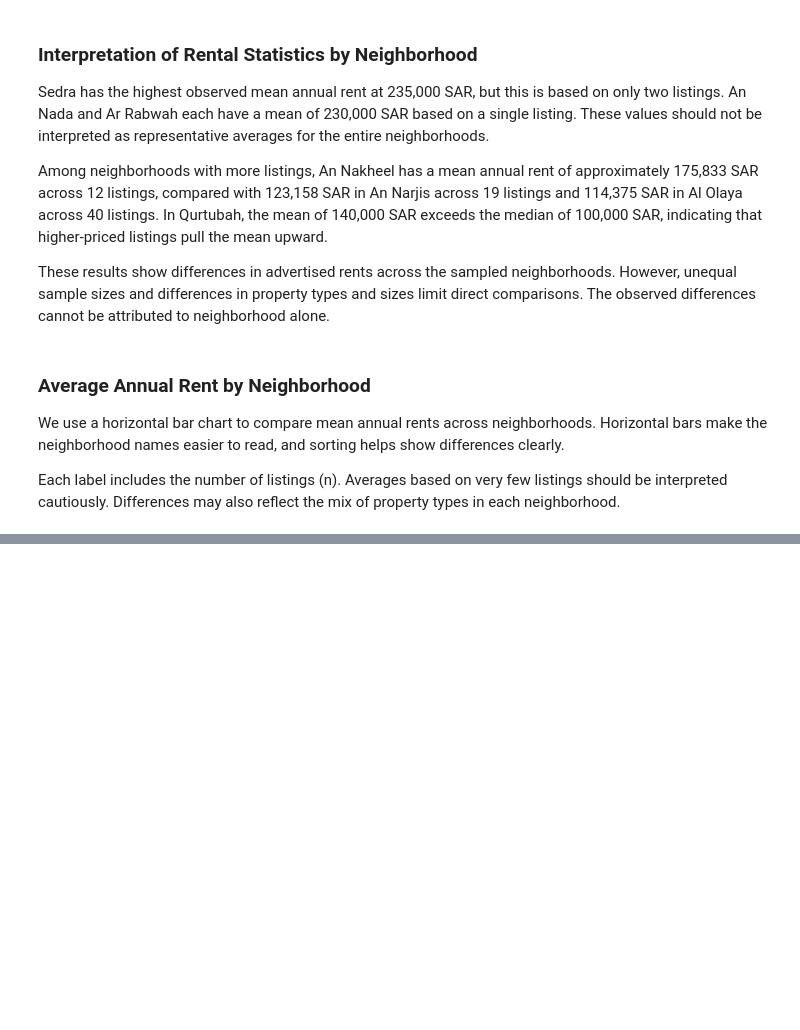
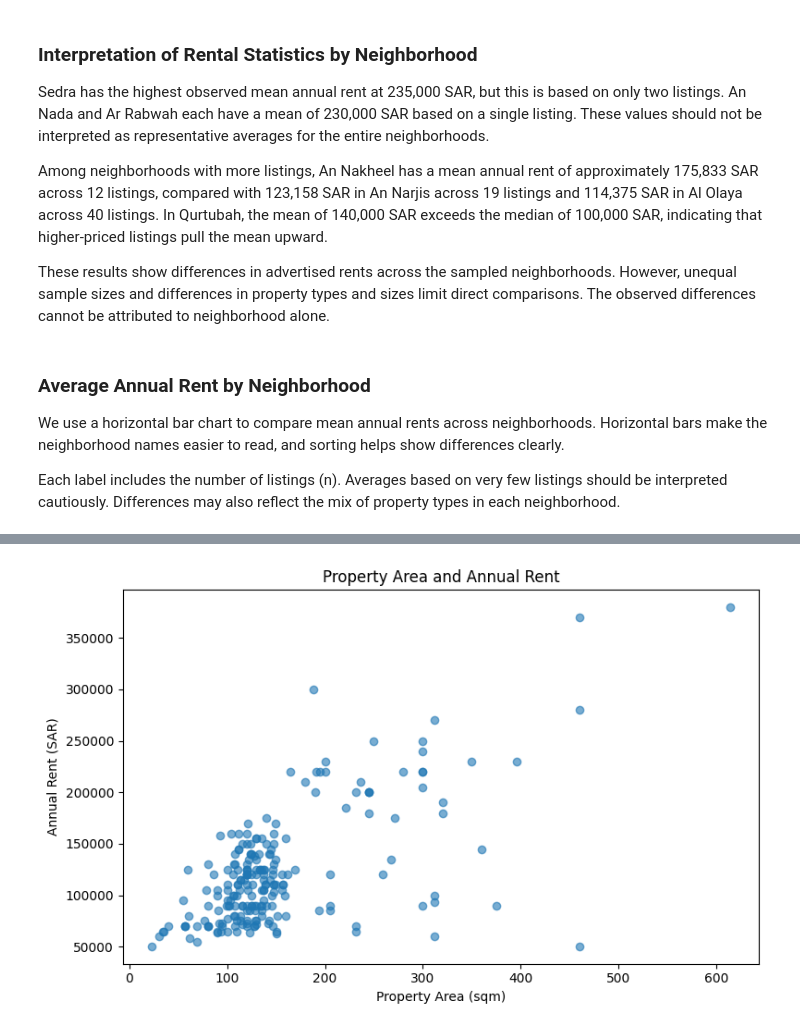
Before and after one commit to 1FATIMAH1/IT362, a Jupyter notebook: Phase2.ipynb, the cells around one changed output, grey strips where cells are left out. Cells and saved outputs as stored; diff of their text form; code cells hidden in the pictures; blank space fills up the shorter version.

```diff
--- a/Phase2.ipynb
+++ b/Phase2.ipynb
@@ -687,0 +702,21 @@ plt.show()
+# %%
+# Keep listings with available area and rent
+area_rent = eda_df.dropna(
+    subset=['area_sqm', 'annual_rent_sar']
+)
+
+# Plot area against annual rent
+plt.figure(figsize=(8, 5))
+plt.scatter(
+    area_rent['area_sqm'],
+    area_rent['annual_rent_sar'],
+    alpha=0.6
+)
+
+plt.title('Property Area and Annual Rent')
+plt.xlabel('Property Area (sqm)')
+plt.ylabel('Annual Rent (SAR)')
+plt.tight_layout()
+plt.show()
+# %% [output]
+[figure, added]
```
Also changed, not shown: parts of 3 cells of this notebook.
